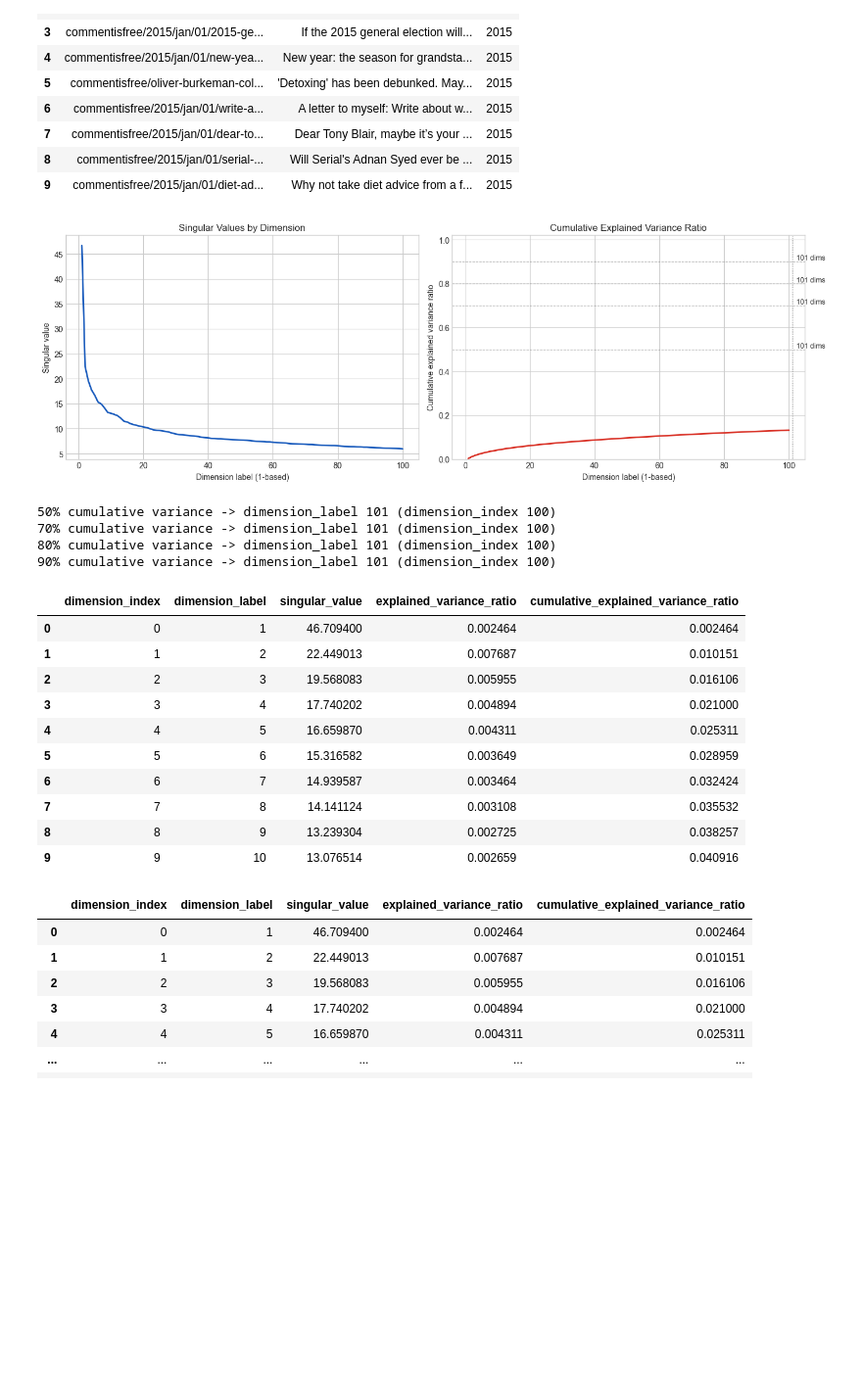
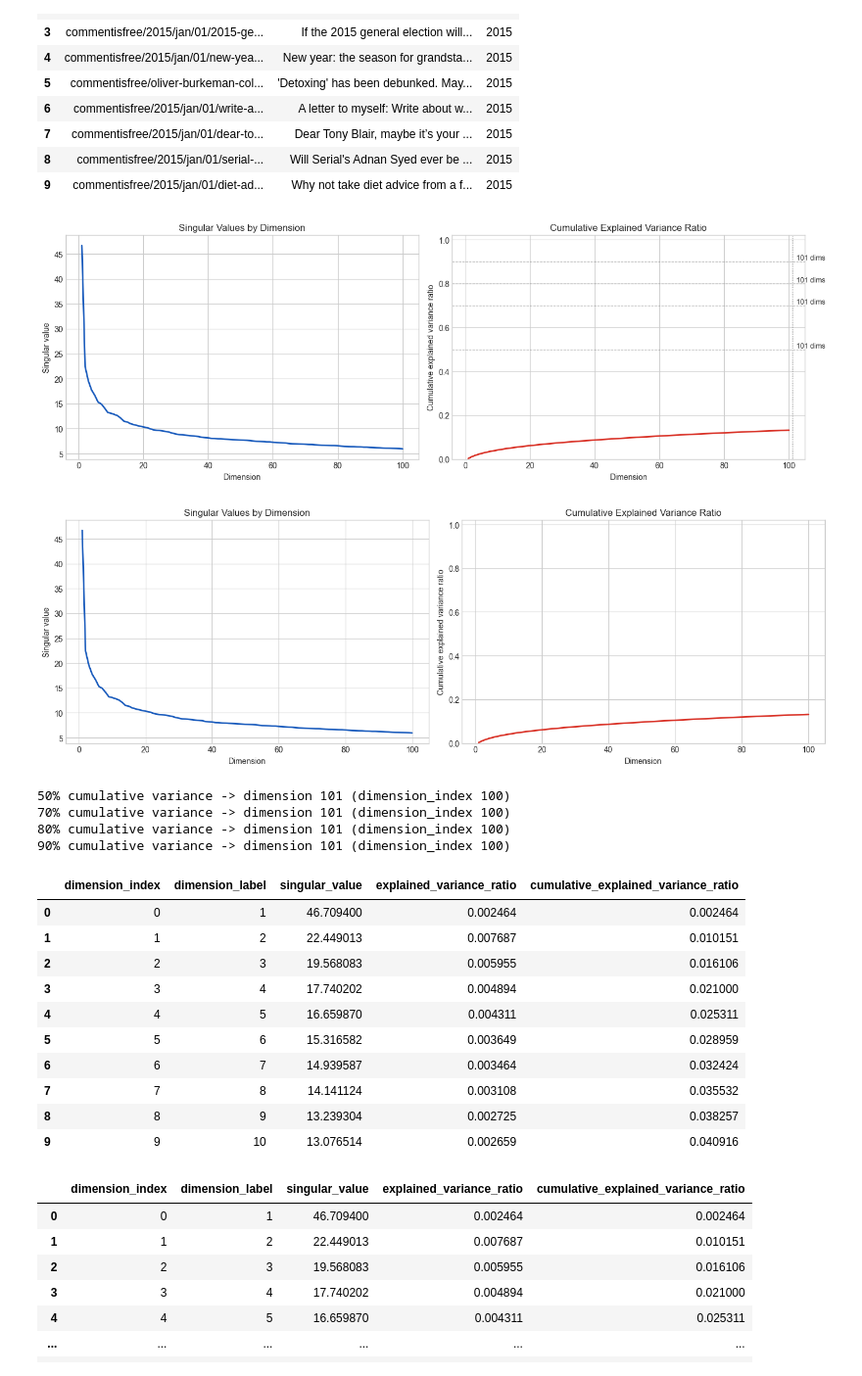
Before and after one commit to ste-z/hearhear, a Jupyter notebook: notebooks/guardian_svd_exploration.ipynb, the cells around one changed output. Shown at 98% size. Cells and saved outputs as stored; diff of their text form; code cells hidden in the pictures; blank space fills up the shorter version.

Commit message:
SVD dimensions summary

```diff
--- a/notebooks/guardian_svd_exploration.ipynb
+++ b/notebooks/guardian_svd_exploration.ipynb
@@ -143,6 +137,8 @@ diagnostics_df = pd.DataFrame({
     'explained_variance_ratio': diagnostics['explained_variance_ratio'],
     'cumulative_explained_variance_ratio': diagnostics['cumulative_explained_variance_ratio'],
 })
+
+thresholds = (0.5, 0.7, 0.8, 0.9)
 
 fig, axes = plt.subplots(1, 2, figsize=(14, 4.8))
 
@@ -153,7 +149,7 @@ axes[0].plot(
     color='#185abc',
 )
 axes[0].set_title('Singular Values by Dimension')
-axes[0].set_xlabel('Dimension label')
+axes[0].set_xlabel('Dimension')
 axes[0].set_ylabel('Singular value')
 
 axes[1].plot(
@@ -162,44 +158,71 @@ axes[1].plot(
     linewidth=2,
     color='#d93025',
 )
-for threshold in (0.5, 0.7, 0.8, 0.9):
+for threshold in thresholds:
     dims_needed = int(
         np.searchsorted(
             diagnostics_df['cumulative_explained_variance_ratio'].to_numpy(),
             threshold,
         ) + 1
     )
     axes[1].axhline(threshold, color='gray', linestyle='--', linewidth=0.8)
     axes[1].axvline(dims_needed, color='gray', linestyle=':', linewidth=0.8)
     axes[1].text(dims_needed, threshold, f'  {dims_needed} dims', va='bottom', fontsize=9)
 
 axes[1].set_ylim(0, 1.02)
 axes[1].set_title('Cumulative Explained Variance Ratio')
-axes[1].set_xlabel('Dimension label')
+axes[1].set_xlabel('Dimension')
 axes[1].set_ylabel('Cumulative explained variance ratio')
 
 plt.tight_layout()
 plt.show()
 
-for threshold in (0.5, 0.7, 0.8, 0.9):
+clean_fig, clean_axes = plt.subplots(1, 2, figsize=(14, 4.8))
+
+clean_axes[0].plot(
+    diagnostics_df['dimension_label'],
+    diagnostics_df['singular_value'],
+    linewidth=2,
+    color='#185abc',
+)
+clean_axes[0].set_title('Singular Values by Dimension')
+clean_axes[0].set_xlabel('Dimension')
+clean_axes[0].set_ylabel('Singular value')
+
+clean_axes[1].plot(
+    diagnostics_df['dimension_label'],
+    diagnostics_df['cumulative_explained_variance_ratio'],
+    linewidth=2,
+    color='#d93025',
+)
+clean_axes[1].set_ylim(0, 1.02)
+clean_axes[1].set_title('Cumulative Explained Variance Ratio')
+clean_axes[1].set_xlabel('Dimension')
+clean_axes[1].set_ylabel('Cumulative explained variance ratio')
+
+plt.tight_layout()
+plt.show()
+
+for threshold in thresholds:
     dims_needed = int(
         np.searchsorted(
             diagnostics_df['cumulative_explained_variance_ratio'].to_numpy(),
             threshold,
         ) + 1
     )
     print(
-        f"{threshold:.0%} cumulative variance -> dimension_label {dims_needed} "
+        f"{threshold:.0%} cumulative variance -> dimension {dims_needed} "
         f"(dimension_index {dims_needed - 1})"
     )
 
 diagnostics_df.head(10)
 # %% [output]
-[figure, old version]
+[figure, new version]
+[figure, added]
-50% cumulative variance -> dimension_label 101 (dimension_index 100)
-70% cumulative variance -> dimension_label 101 (dimension_index 100)
-80% cumulative variance -> dimension_label 101 (dimension_index 100)
-90% cumulative variance -> dimension_label 101 (dimension_index 100)
+50% cumulative variance -> dimension 101 (dimension_index 100)
+70% cumulative variance -> dimension 101 (dimension_index 100)
+80% cumulative variance -> dimension 101 (dimension_index 100)
+90% cumulative variance -> dimension 101 (dimension_index 100)
 |  | dimension_index | dimension_label | singular_value | explained_variance_ratio | cumulative_explained_variance_ratio |
 | 0 | 0 | 1 | 46.709400 | 0.002464 | 0.002464 |
 | 1 | 1 | 2 | 22.449013 | 0.007687 | 0.010151 |
```
Also changed, not shown: parts of 3 cells of this notebook, 9 other files.
